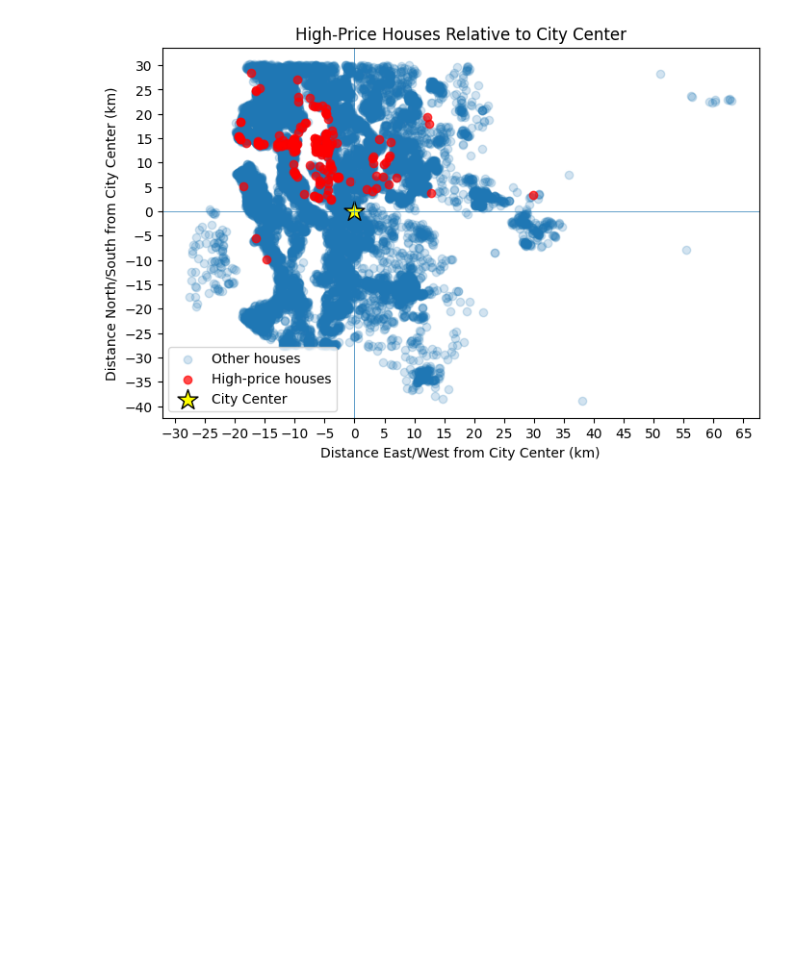
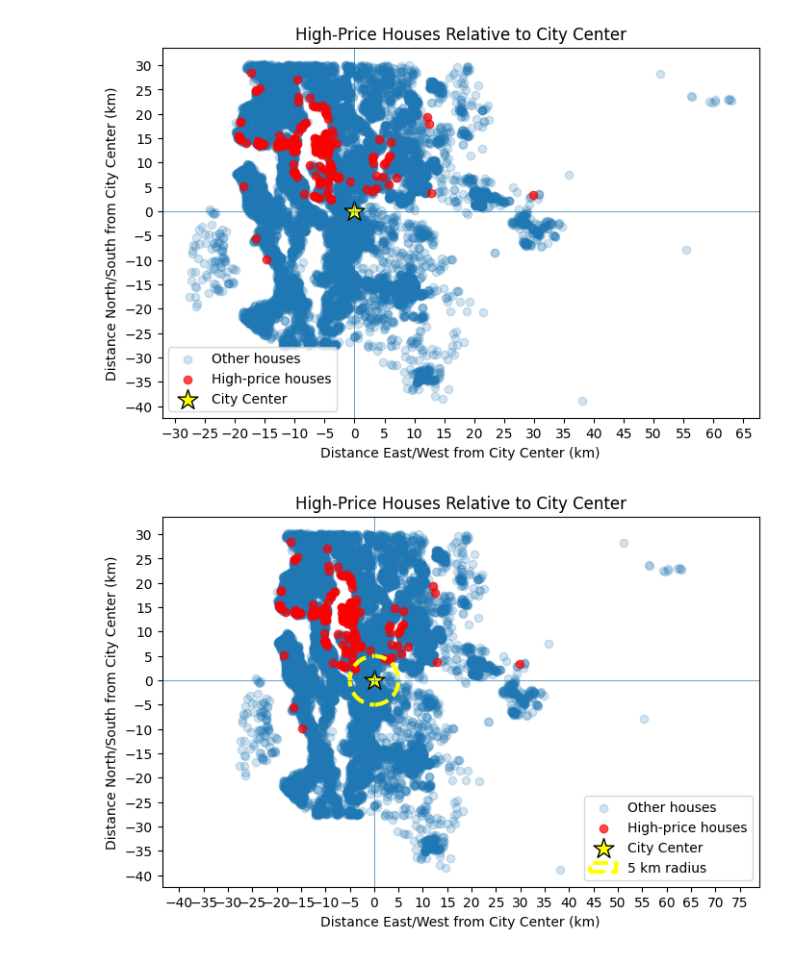
Before and after one commit to rambabugupta/ds-eda-project, a Jupyter notebook: 04_eda.ipynb, the cells around one changed output. Drawn from its saved outputs; the diff is of its cells as text; code cells hidden in the pictures; blank space fills up the shorter version.

```diff
--- a/04_eda.ipynb
+++ b/04_eda.ipynb
@@ -475,3 +475,92 @@ plt.legend()
 plt.show()
 # %% [output]
 [figure]
+# %%
+import matplotlib.pyplot as plt
+from matplotlib.ticker import MultipleLocator
+from matplotlib.patches import Circle
+from geopy.distance import geodesic
+
+center_lat = 47.5062
+center_long = -122.1521
+
+# Distance east/west in km
+df_final["distance_x_km"] = df_final.apply(
+    lambda row: geodesic(
+        (center_lat, center_long),
+        (center_lat, row["long"])
+    ).km * (1 if row["long"] >= center_long else -1),
+    axis=1
+)
+
+# Distance north/south in km
+df_final["distance_y_km"] = df_final.apply(
+    lambda row: geodesic(
+        (center_lat, center_long),
+        (row["lat"], center_long)
+    ).km * (1 if row["lat"] >= center_lat else -1),
+    axis=1
+)
+
+# Top 1% = high-price houses
+high_price = df_final["price"] >= df_final["price"].quantile(0.99)
+
+# Other houses
+plt.scatter(
+    df_final.loc[~high_price, "distance_x_km"],
+    df_final.loc[~high_price, "distance_y_km"],
+    alpha=0.2,
+    label="Other houses"
+)
+
+# High-price houses
+plt.scatter(
+    df_final.loc[high_price, "distance_x_km"],
+    df_final.loc[high_price, "distance_y_km"],
+    color="red",
+    alpha=0.7,
+    label="High-price houses"
+)
+
+# City center
+plt.scatter(
+    0, 0,
+    color="yellow",
+    edgecolor="black",
+    s=250,
+    marker="*",
+    label="City Center"
+)
+
+# 5 km radius circle
+circle = Circle(
+    (0, 0),
+    5,
+    fill=False,
+    color="YELLOW",
+    linewidth=3,
+    linestyle="--",
+    label="5 km radius"
+)
+
+plt.gca().add_patch(circle)
+
+# Labels and title
+plt.xlabel("Distance East/West from City Center (km)")
+plt.ylabel("Distance North/South from City Center (km)")
+plt.title("High-Price Houses Relative to City Center")
+
+# Every 5 km
+plt.gca().xaxis.set_major_locator(MultipleLocator(5))
+plt.gca().yaxis.set_major_locator(MultipleLocator(5))
+
+plt.axhline(0, linewidth=0.5)
+plt.axvline(0, linewidth=0.5)
+
+# Keep circle round
+plt.axis("equal")
+
+plt.legend()
+plt.show()
+# %% [output]
+[figure, added]
```
